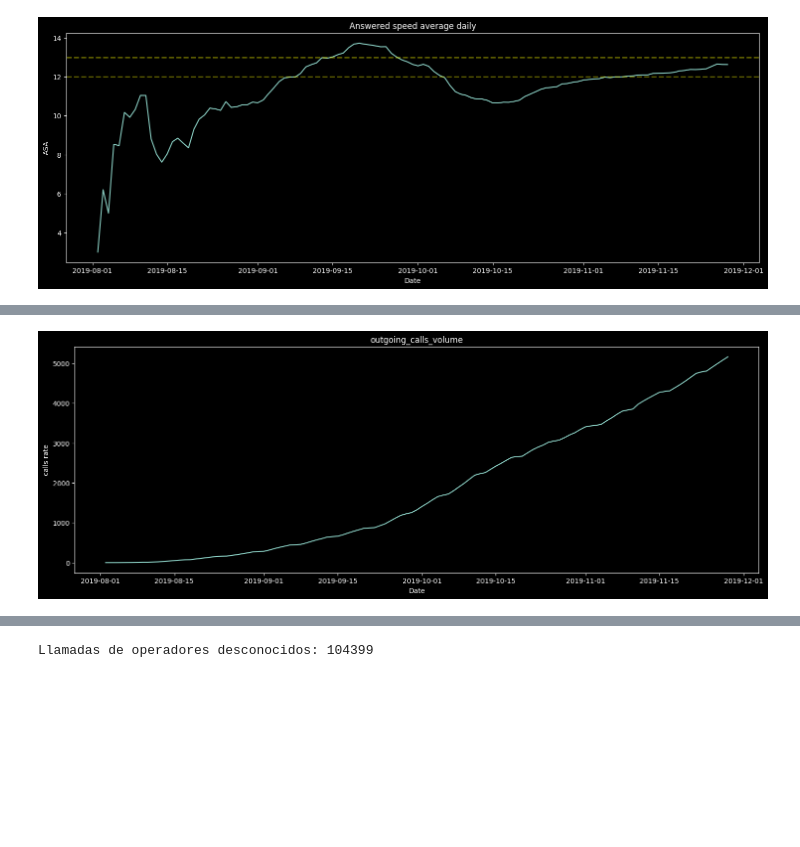
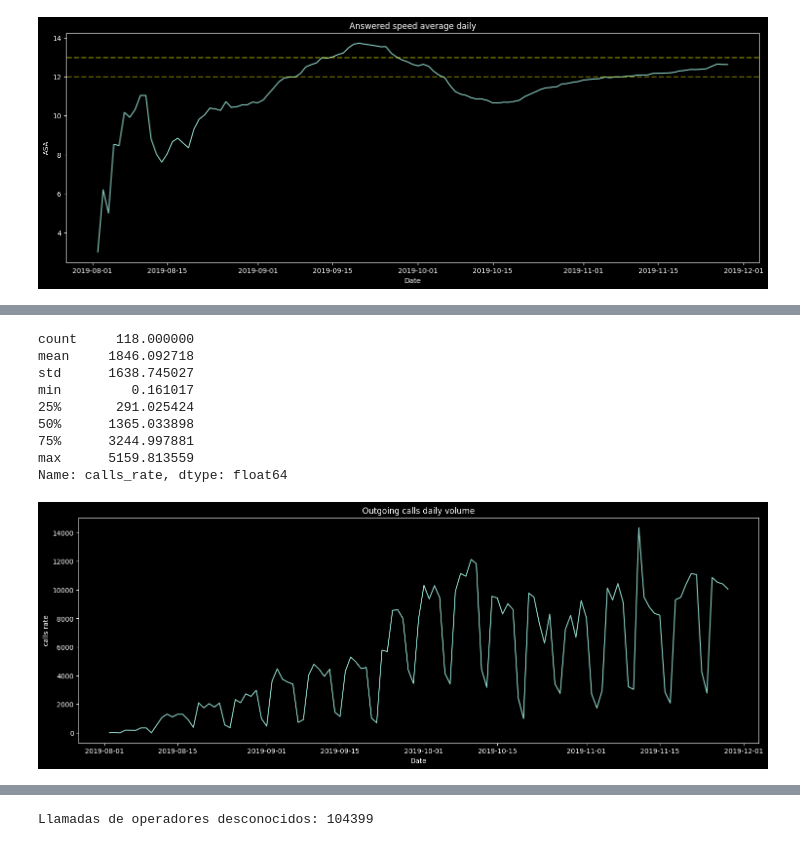
Before and after one commit to XivxnX/analisis_CallMeBaby, a Jupyter notebook: analisis_callmebaby.ipynb, the cells around one changed output, grey strips where cells are left out. Drawn from its saved outputs; the diff is of its cells as text; code cells hidden in the pictures; blank space fills up the shorter version.

```diff
--- a/analisis_callmebaby.ipynb
+++ b/analisis_callmebaby.ipynb
@@ -307,27 +322,39 @@ plt.show()
 # %%
 # volumen de llamadas salientes
 # filtrar por llamadas salientes
 outgoing_calls = calls.query('direction == "out"')
 
 # calcular volumen de llamadas salientes
 outgoing_calls_rate = (
     outgoing_calls.groupby('dt', as_index=False)
     .agg({'calls_count':'sum'})
 )
 
 outgoing_calls_rate['total_calls'] = outgoing_calls_rate['calls_count'].cumsum()
 outgoing_calls_rate['calls_rate'] = outgoing_calls_rate['total_calls'] / len(outgoing_calls_rate)
 
+# mostrar descriptivos de volumen de llamadas salientes
+print(outgoing_calls_rate['calls_rate'].describe())
+
 # gráfico de líneas: volumen diario de llamadas salientes
 plt.figure(figsize=[18,6])
 
 sns.lineplot(outgoing_calls_rate,
              x='dt',
-             y='calls_rate')
-plt.title('outgoing_calls_volume')
+             y='calls_count')
+plt.title('Outgoing calls daily volume')
 plt.ylabel('calls rate')
 plt.xlabel('Date')
 plt.show()
 # %% [output]
+count     118.000000
+mean     1846.092718
+std      1638.745027
+min         0.161017
+25%       291.025424
+50%      1365.033898
+75%      3244.997881
+max      5159.813559
+Name: calls_rate, dtype: float64
-[figure, old version]
+[figure, new version]
 # %%
```
Also changed, not shown: parts of 14 cells of this notebook.
